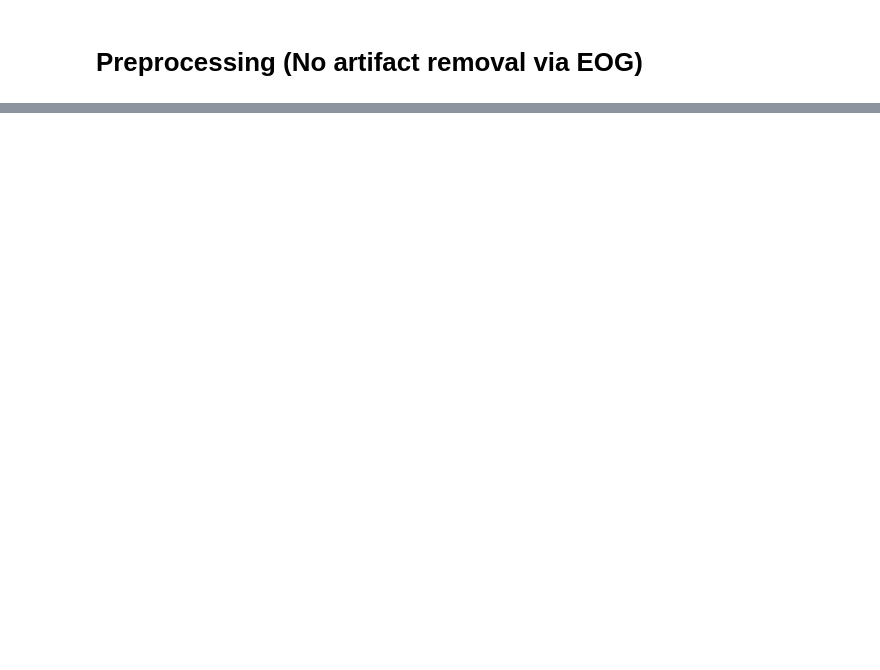
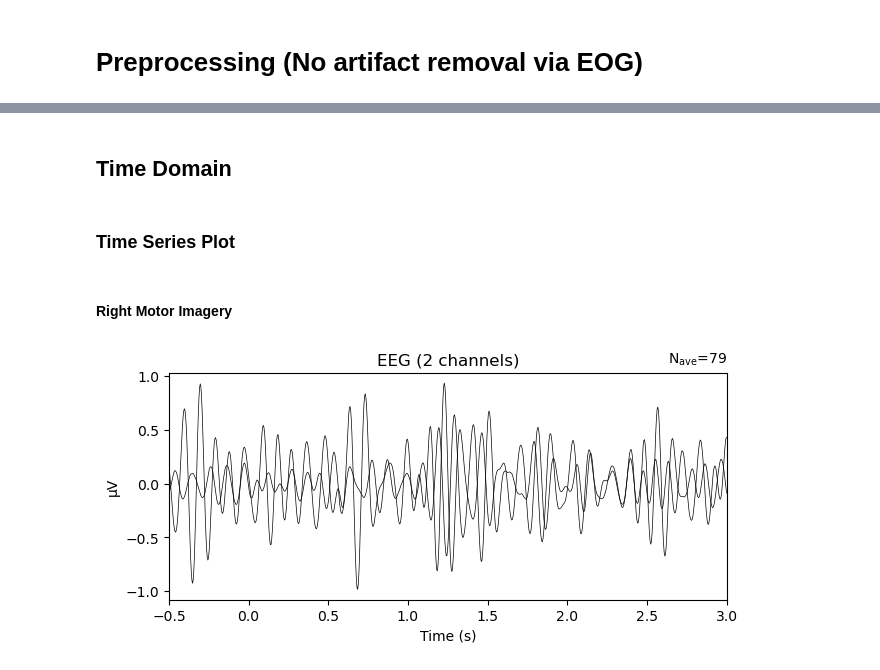
Before and after one commit to WasupolHengsritawat/Two-dimensional-Movement-Control-BCI, a Jupyter notebook: MI_offline_classification.ipynb, the cells around one changed output, grey strips where cells are left out. Saved outputs shown, nothing was run; the diff lists cells and outputs as text; code cells hidden in the pictures; blank space fills up the shorter version.

```diff
--- a/MI_offline_classification.ipynb
+++ b/MI_offline_classification.ipynb
@@ -93,0 +165,3 @@ Applying baseline correction (mode: mean)
+# %%
+right_MI = epochs['right'].average() # Average all right trials
+right_MI
@@ -93,0 +187,19 @@ Applying baseline correction (mode: mean)
+# %%
+right_electrodes = ['C4','PO8']
+left_electrodes = ['C3','PO7']
+center_electrodes = ['Cz']
+
+right_MI_R = epochs['right'].average(picks = right_electrodes)
+right_MI_L = epochs['right'].average(picks = left_electrodes)
+left_MI_R = epochs['left'].average(picks = right_electrodes)
+left_MI_L = epochs['left'].average(picks = left_electrodes)
+# %% [markdown]
+## Time Domain
+# %% [markdown]
+### Time Series Plot
+# %% [markdown]
+#### Right Motor Imagery
+# %%
+right_MI.plot(picks = right_electrodes, spatial_colors=False);
+# %% [output]
+[figure, added]
```
Also changed, not shown: parts of 42 cells of this notebook, 1 other file.
